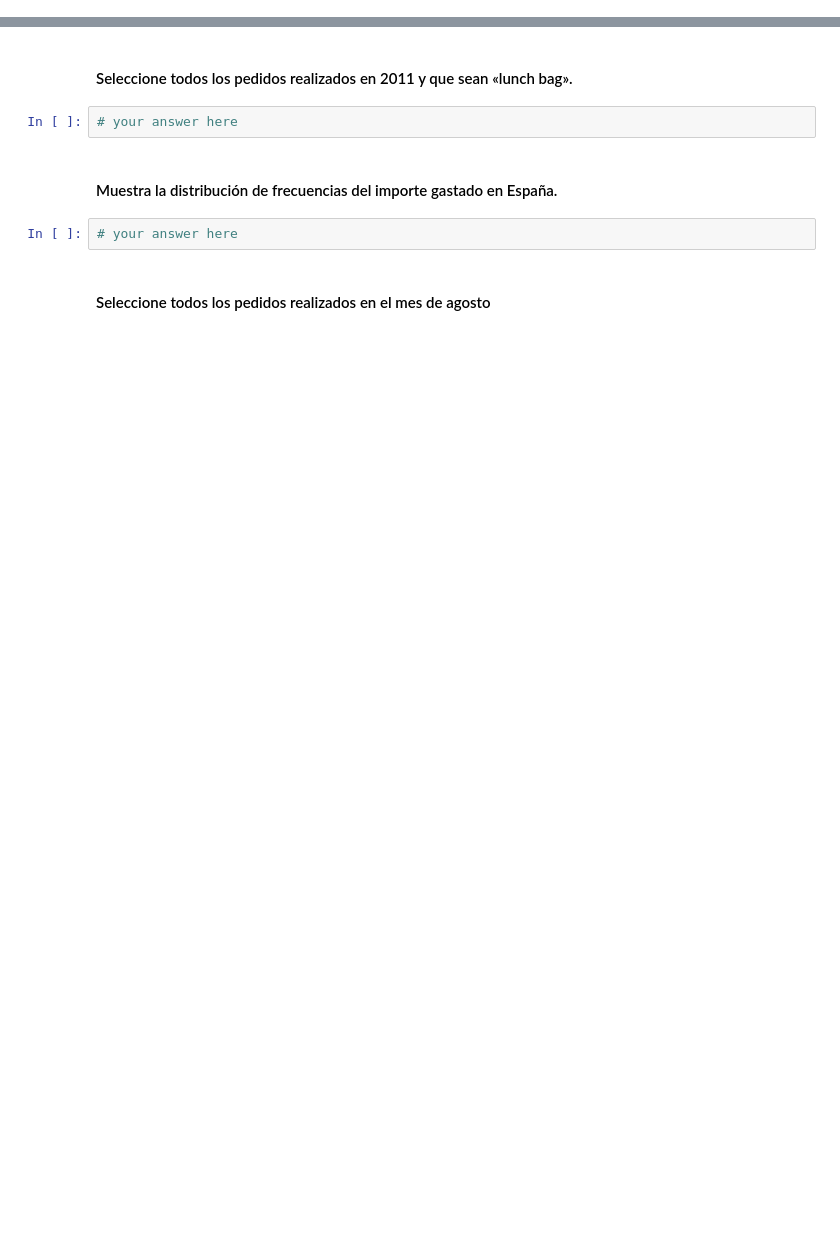
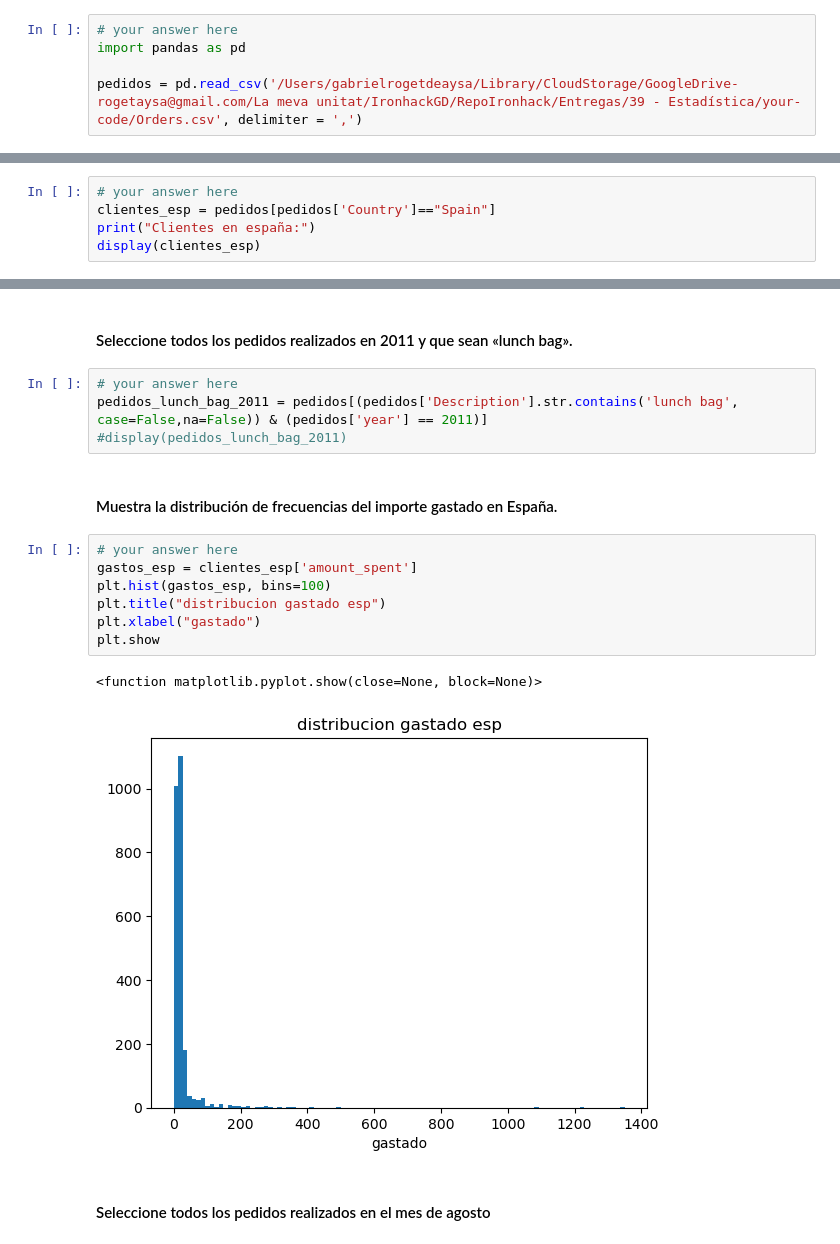
Before and after one commit to Rogetaysa/RepoIronhack, a Jupyter notebook: Entregas/39 - Estadística/your-code/main.ipynb, the cells around one changed output, grey strips where cells are left out. Saved outputs shown, nothing was run; the diff lists cells and outputs as text; blank space fills up the shorter version.

```diff
--- a/Entregas/39 - Estadística/your-code/main.ipynb
+++ b/Entregas/39 - Estadística/your-code/main.ipynb
@@ -428,2 +427,7 @@ Name: Salary, dtype: int64
+# %%
+# your answer here
+import pandas as pd
+
+pedidos = pd.read_csv('/Users/gabrielrogetdeaysa/Library/CloudStorage/GoogleDrive-rogetaysa@gmail.com/La meva unitat/IronhackGD/RepoIronhack/Entregas/39 - Estadística/your-code/Orders.csv', delimiter = ',')
 # %% [markdown]
 #### Explore su conjunto de datos observando los tipos de datos y las estadísticas de resumen. Comenta tus resultados
@@ -447,0 +502,5 @@ Name: Salary, dtype: int64
+# %%
+# your answer here
+clientes_esp = pedidos[pedidos['Country']=="Spain"]
+print("Clientes en españa:")
+display(clientes_esp)
@@ -470,11 +561,21 @@ Name: Salary, dtype: int64
 # %% [markdown]
 #### Seleccione todos los pedidos realizados en 2011 y que sean «lunch bag».
-# %%
-# your answer here
+# %%
+# your answer here
+pedidos_lunch_bag_2011 = pedidos[(pedidos['Description'].str.contains('lunch bag', case=False,na=False)) & (pedidos['year'] == 2011)]
+#display(pedidos_lunch_bag_2011)
 # %% [markdown]
 #### Muestra la distribución de frecuencias del importe gastado en España.
-# %%
-# your answer here
+# %%
+# your answer here
+gastos_esp = clientes_esp['amount_spent']
+plt.hist(gastos_esp, bins=100)
+plt.title("distribucion gastado esp")
+plt.xlabel("gastado")
+plt.show
+# %% [output]
+<function matplotlib.pyplot.show(close=None, block=None)>
+[figure, added]
 # %% [markdown]
 #### Seleccione todos los pedidos realizados en el mes de agosto
 # %%
```
Also changed, not shown: parts of 26 cells of this notebook, 6 other files.
